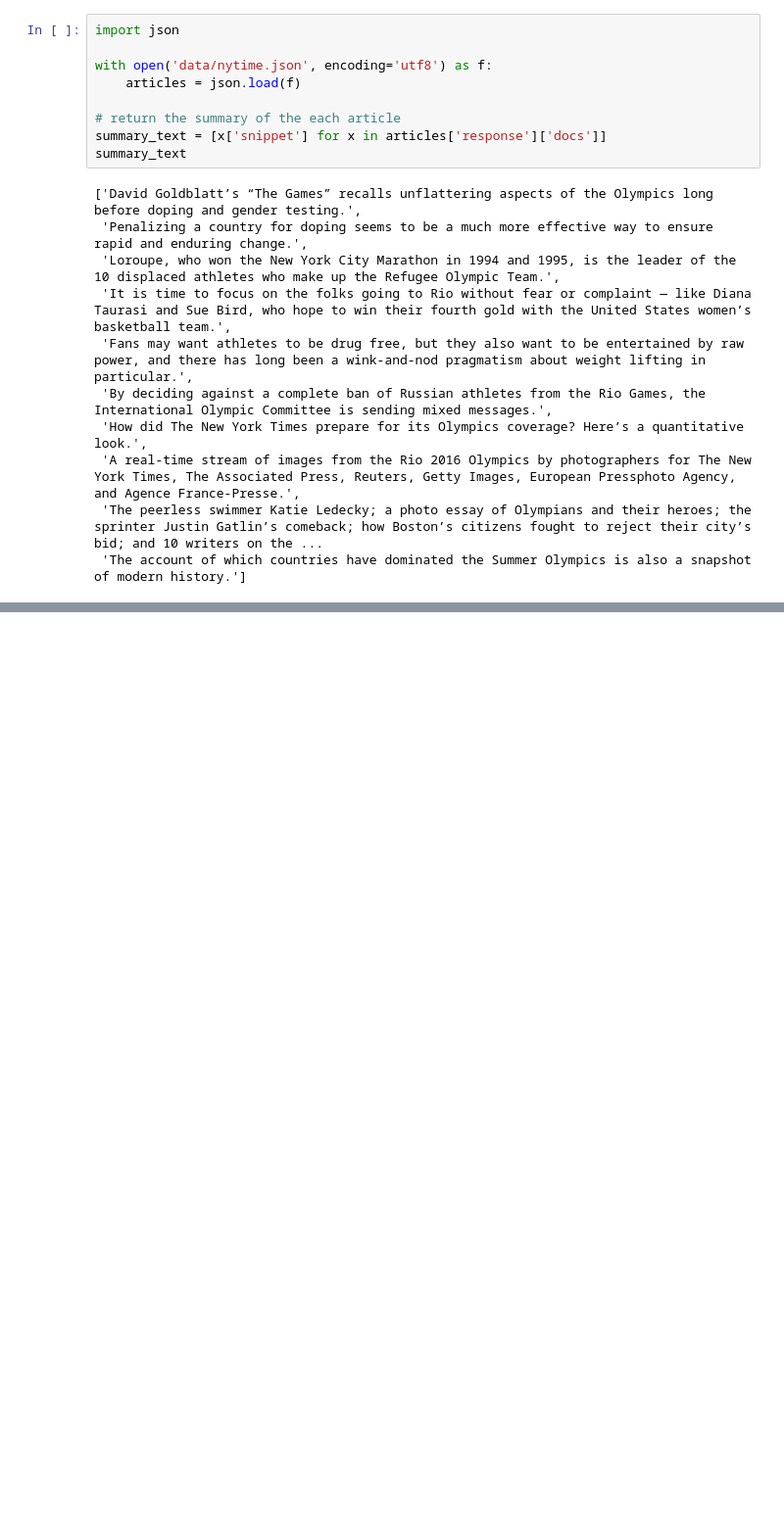
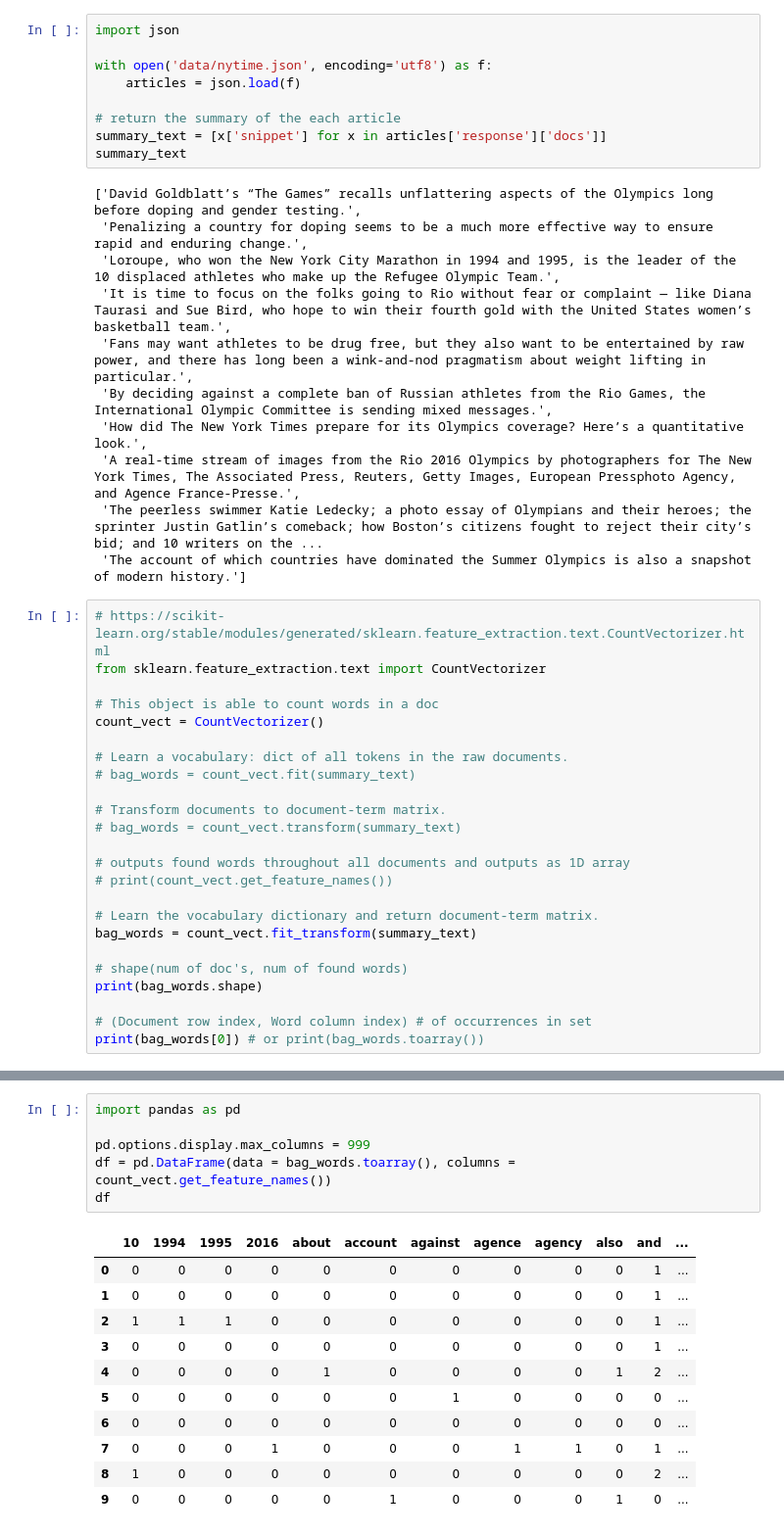
Before and after one commit to luisegarduno/MachineLearning_SummerPlan, a Jupyter notebook: DocumentAnalysis.ipynb, the cells around one changed output, grey strips where cells are left out. Shown at 98% size. Cells and saved outputs as stored; diff of their text form; blank space fills up the shorter version.

Commit message:
- Able to sort through JSON file & create a word bag

```diff
--- a/DocumentAnalysis.ipynb
+++ b/DocumentAnalysis.ipynb
@@ -48,3 +49,27 @@ summary_text
  'A real-time stream of images from the Rio 2016 Olympics by photographers for The New York Times, The Associated Press, Reuters, Getty Images, European Pressphoto Agency, and Agence France-Presse.',
  'The peerless swimmer Katie Ledecky; a photo essay of Olympians and their heroes; the sprinter Justin Gatlin’s comeback; how Boston’s citizens fought to reject their city’s bid; and 10 writers on the ...
  'The account of which countries have dominated the Summer Olympics is also a snapshot of modern history.']
+# %%
+# https://scikit-learn.org/stable/modules/generated/sklearn.feature_extraction.text.CountVectorizer.html
+from sklearn.feature_extraction.text import CountVectorizer
+
+# This object is able to count words in a doc
+count_vect = CountVectorizer()
+
+# Learn a vocabulary: dict of all tokens in the raw documents.
+# bag_words = count_vect.fit(summary_text)
+
+# Transform documents to document-term matrix.
+# bag_words = count_vect.transform(summary_text)
+
+# outputs found words throughout all documents and outputs as 1D array
+# print(count_vect.get_feature_names())
+
+# Learn the vocabulary dictionary and return document-term matrix.
+bag_words = count_vect.fit_transform(summary_text)
+
+# shape(num of doc's, num of found words)
+print(bag_words.shape)
+
+# (Document row index, Word column index) # of occurrences in set
+print(bag_words[0]) # or print(bag_words.toarray())
@@ -50,0 +104,18 @@ summary_text
+# %%
+import pandas as pd
+
+pd.options.display.max_columns = 999
+df = pd.DataFrame(data = bag_words.toarray(), columns = count_vect.get_feature_names())
+df
+# %% [output]
+|  | 10 | 1994 | 1995 | 2016 | about | account | against | agence | agency | also | and | ... |
+| 0 | 0 | 0 | 0 | 0 | 0 | 0 | 0 | 0 | 0 | 0 | 1 | ... |
+| 1 | 0 | 0 | 0 | 0 | 0 | 0 | 0 | 0 | 0 | 0 | 1 | ... |
+| 2 | 1 | 1 | 1 | 0 | 0 | 0 | 0 | 0 | 0 | 0 | 1 | ... |
+| 3 | 0 | 0 | 0 | 0 | 0 | 0 | 0 | 0 | 0 | 0 | 1 | ... |
+| 4 | 0 | 0 | 0 | 0 | 1 | 0 | 0 | 0 | 0 | 1 | 2 | ... |
+| 5 | 0 | 0 | 0 | 0 | 0 | 0 | 1 | 0 | 0 | 0 | 0 | ... |
+| 6 | 0 | 0 | 0 | 0 | 0 | 0 | 0 | 0 | 0 | 0 | 0 | ... |
+| 7 | 0 | 0 | 0 | 1 | 0 | 0 | 0 | 1 | 1 | 0 | 1 | ... |
+| 8 | 1 | 0 | 0 | 0 | 0 | 0 | 0 | 0 | 0 | 0 | 2 | ... |
+| 9 | 0 | 0 | 0 | 0 | 0 | 1 | 0 | 0 | 0 | 1 | 0 | ... |
```
Also changed, not shown: parts of 4 cells of this notebook.
